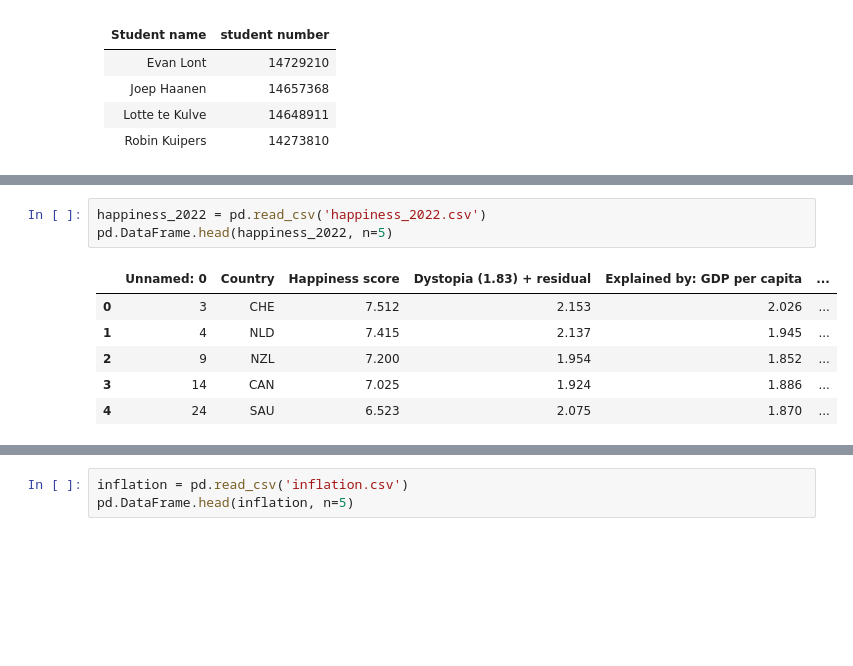
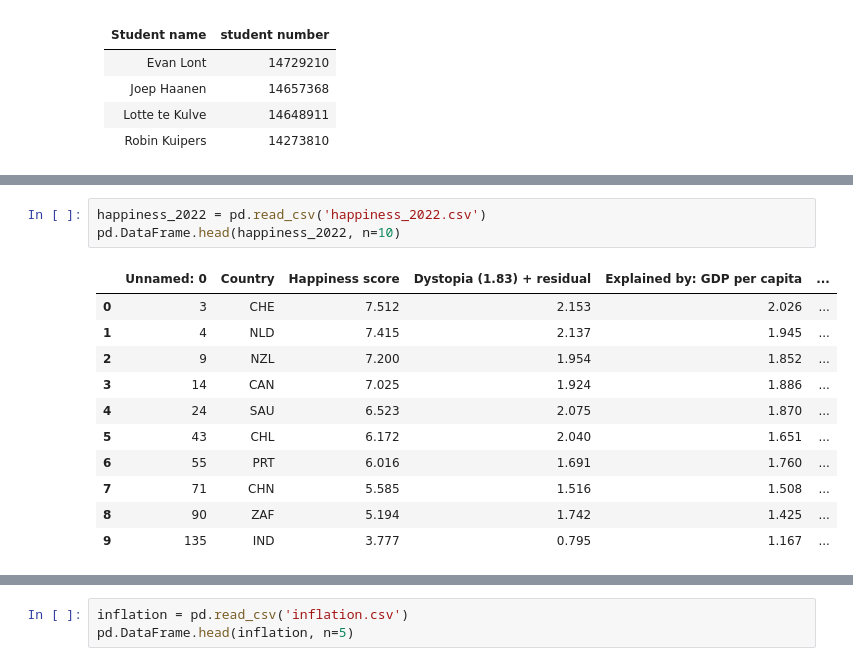
Before and after one commit to rxbinashley/infovisb4, a Jupyter notebook: docs/final.ipynb, the cells around one changed output, grey strips where cells are left out. Drawn from its saved outputs; the diff is of its cells as text; blank space fills up the shorter version.

Commit message:
Inleiding, data en perspective 1

```diff
--- a/docs/final.ipynb
+++ b/docs/final.ipynb
@@ -153,16 +150,21 @@ pd.DataFrame.head(happiness_2020, n=5)
 | 2 | 7 | NZL | 7.2996 | 2.128108 | 1.242318 | ... |
 | 3 | 10 | CAN | 7.2321 | 2.195269 | 1.301648 | ... |
 | 4 | 26 | SAU | 6.4065 | 2.203119 | 1.334329 | ... |
-# %%
-happiness_2022 = pd.read_csv('happiness_2022.csv')
-pd.DataFrame.head(happiness_2022, n=5)
-# %% [output]
-|  | Unnamed: 0 | Country | Happiness score | Dystopia (1.83) + residual | Explained by: GDP per capita | ... |
-| 0 | 3 | CHE | 7.512 | 2.153 | 2.026 | ... |
-| 1 | 4 | NLD | 7.415 | 2.137 | 1.945 | ... |
-| 2 | 9 | NZL | 7.200 | 1.954 | 1.852 | ... |
-| 3 | 14 | CAN | 7.025 | 1.924 | 1.886 | ... |
-| 4 | 24 | SAU | 6.523 | 2.075 | 1.870 | ... |
+# %%
+happiness_2022 = pd.read_csv('happiness_2022.csv')
+pd.DataFrame.head(happiness_2022, n=10)
+# %% [output]
+|  | Unnamed: 0 | Country | Happiness score | Dystopia (1.83) + residual | Explained by: GDP per capita | ... |
+| 0 | 3 | CHE | 7.512 | 2.153 | 2.026 | ... |
+| 1 | 4 | NLD | 7.415 | 2.137 | 1.945 | ... |
+| 2 | 9 | NZL | 7.200 | 1.954 | 1.852 | ... |
+| 3 | 14 | CAN | 7.025 | 1.924 | 1.886 | ... |
+| 4 | 24 | SAU | 6.523 | 2.075 | 1.870 | ... |
+| 5 | 43 | CHL | 6.172 | 2.040 | 1.651 | ... |
+| 6 | 55 | PRT | 6.016 | 1.691 | 1.760 | ... |
+| 7 | 71 | CHN | 5.585 | 1.516 | 1.508 | ... |
+| 8 | 90 | ZAF | 5.194 | 1.742 | 1.425 | ... |
+| 9 | 135 | IND | 3.777 | 0.795 | 1.167 | ... |
 # %% [markdown]
 ### Dataset 2: Inflation (CPI)
 
```
Also changed, not shown: parts of 13 cells of this notebook, 1 other file.
